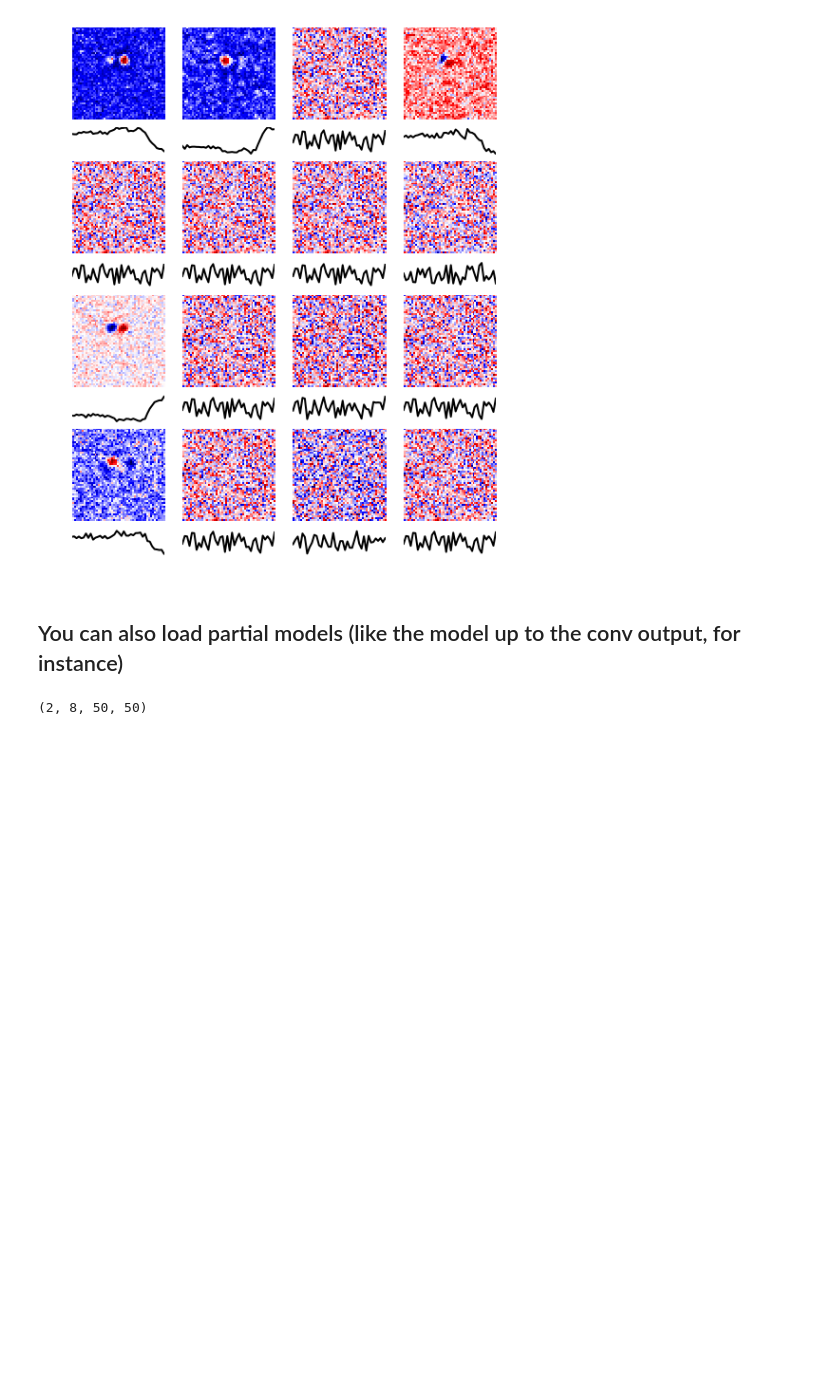
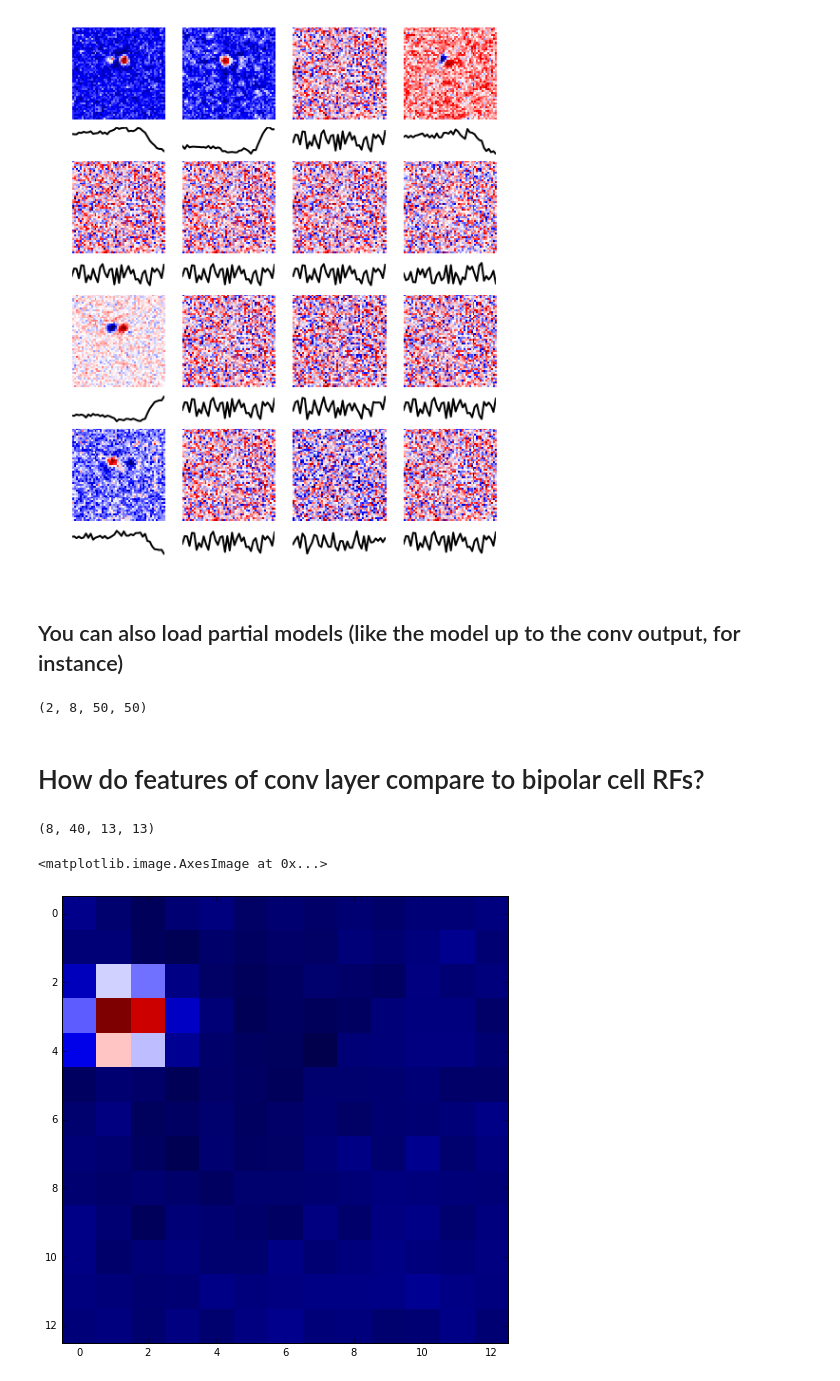
Before and after one commit to baccuslab/deep-retina, a Jupyter notebook: notebooks/Visualizing multi-cell model.ipynb, the cells around one changed output. Cells and saved outputs as stored; diff of their text form; code cells hidden in the pictures; blank space fills up the shorter version.

```diff
--- a/notebooks/Visualizing multi-cell model.ipynb
+++ b/notebooks/Visualizing multi-cell model.ipynb
@@ -177,3 +177,15 @@ sample_response = partial_fn(np.random.randn(2,40,50,50).astype('float32'))
 sample_response.shape
 # %% [output]
 (2, 8, 50, 50)
+# %% [markdown]
+# How do features of conv layer compare to bipolar cell RFs?
+# %%
+conv_filters.shape
+# %% [output]
+(8, 40, 13, 13)
+# %%
+space, time = ft.decompose(conv_filters[0])
+plt.imshow(space, cmap='seismic')
+# %% [output]
+<matplotlib.image.AxesImage at 0x...>
+[figure, added]
```
Also changed, not shown: parts of 21 cells of this notebook, 1 other file.
